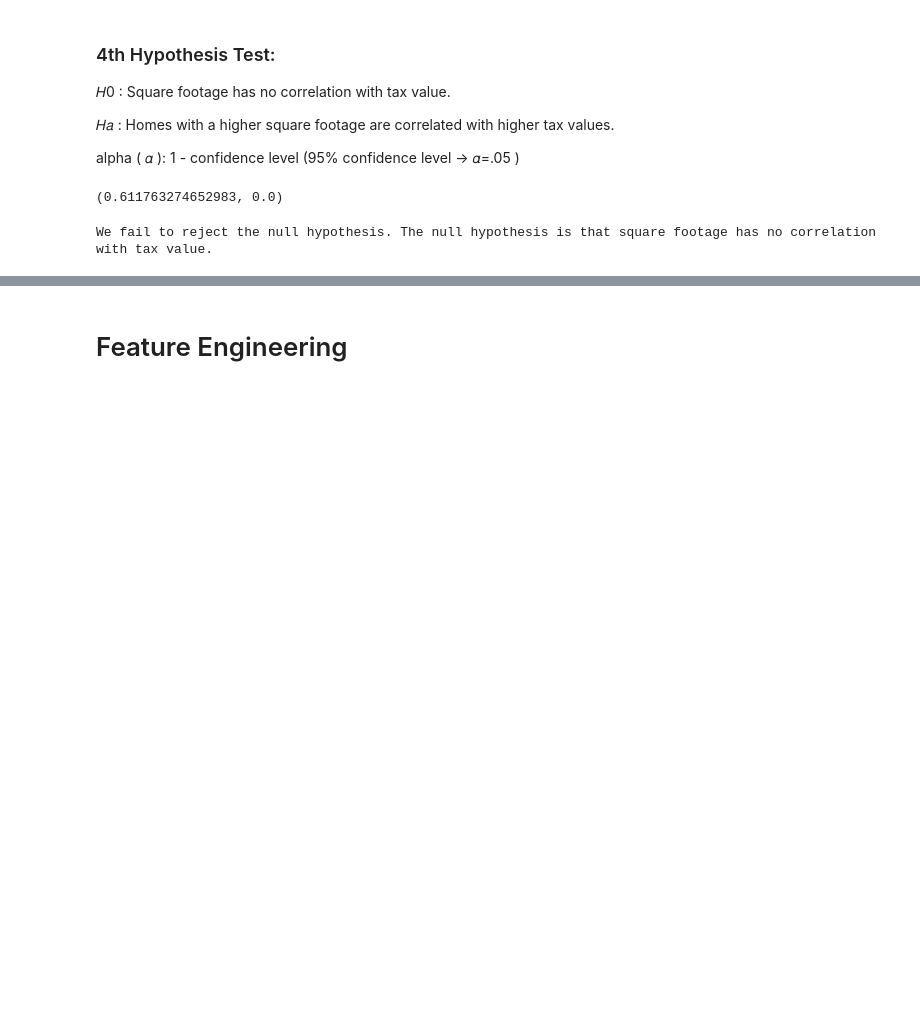
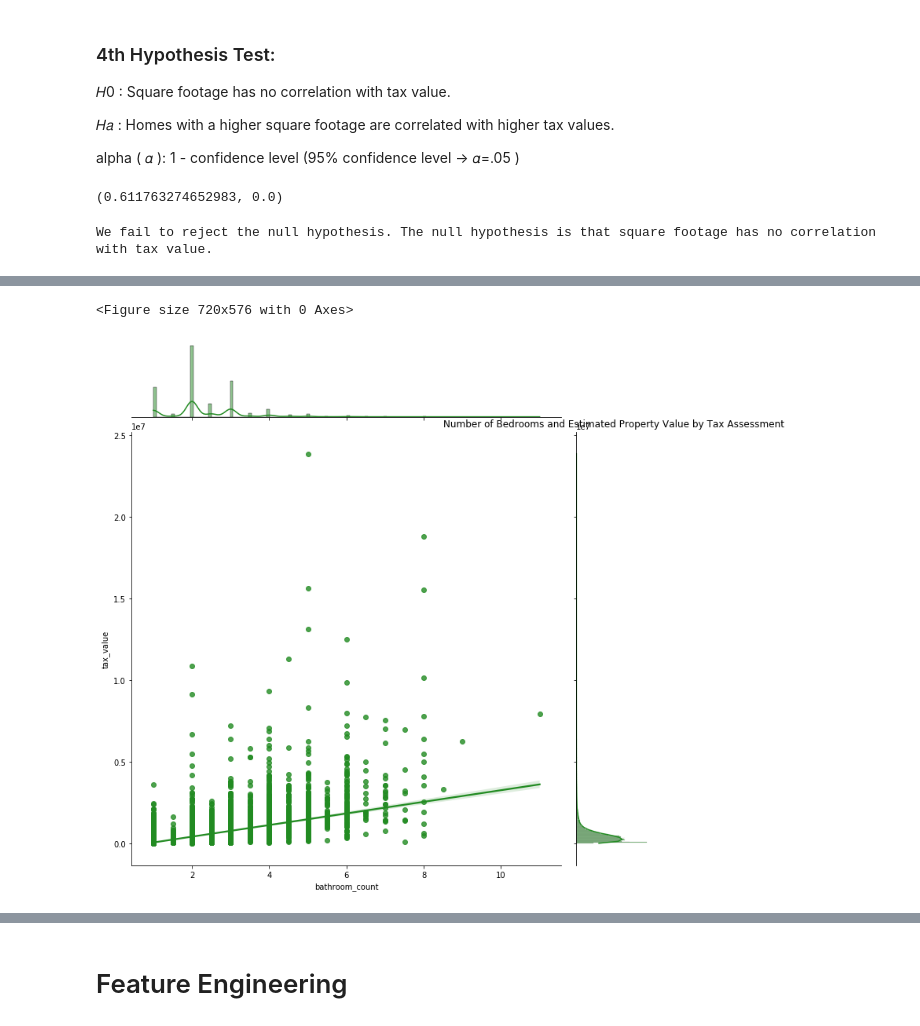
Before and after one commit to GabbyBarajasBroussard/zillow-regression-project, a Jupyter notebook: walkthrough_notebook.ipynb, the cells around one changed output, grey strips where cells are left out. Cells and saved outputs as stored; diff of their text form; code cells hidden in the pictures; blank space fills up the shorter version.

```diff
--- a/walkthrough_notebook.ipynb
+++ b/walkthrough_notebook.ipynb
@@ -346,0 +299,12 @@ for col in train.columns:
+# %%
+plt.figure(figsize=(10, 8))
+
+#evaluating tax value assessment to number of bedrooms
+sns.jointplot( "bathroom_count", "tax_value",data=train, kind='reg', height=10, color= 'ForestGreen');
+plt.xlabel('Number of Bedrooms')
+plt.ylabel('Estimated Property Value by Tax Assessment (in hundred thousands)')
+plt.title ('Number of Bedrooms and Estimated Property Value by Tax Assessment')
+plt.show()
+# %% [output]
+<Figure size 720x576 with 0 Axes>
+[figure, added]
```
Also changed, not shown: parts of 64 cells of this notebook.
